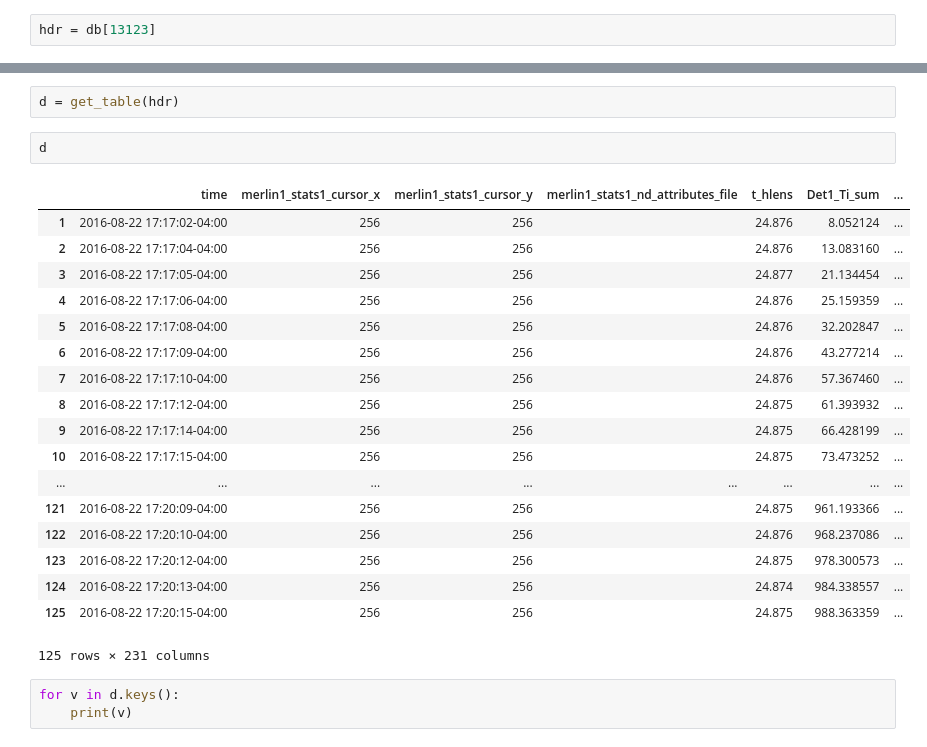
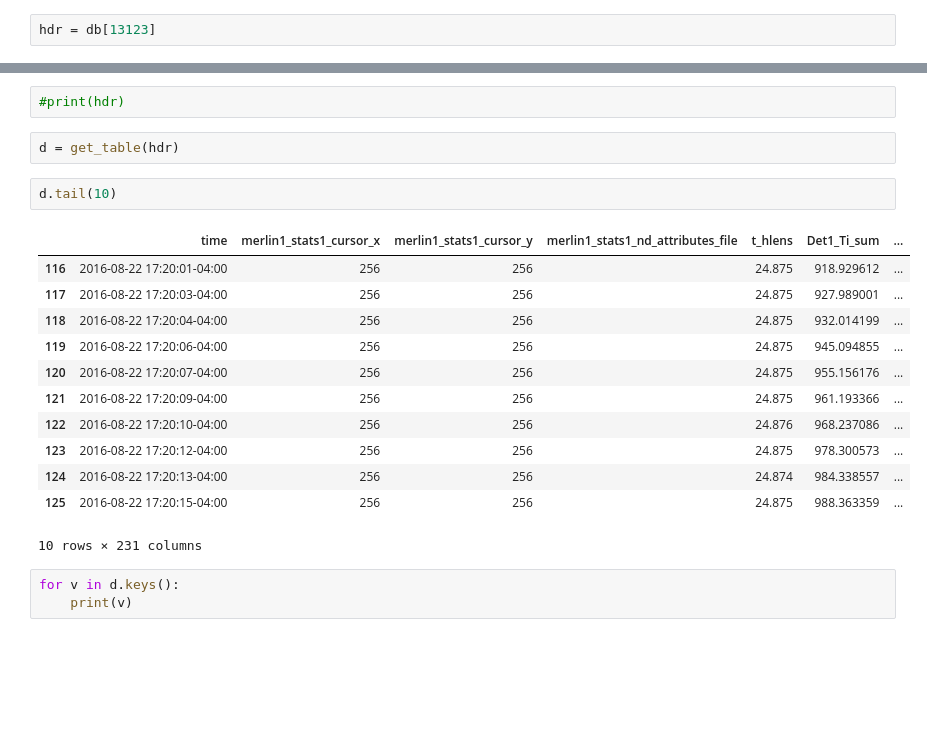
Before and after one commit to bluesky/suitcase-core, a Jupyter notebook: examples/output_hdf.ipynb, the cells around one changed output, grey strips where cells are left out. Cells and saved outputs as stored; diff of their text form; blank space fills up the shorter version.

```diff
--- a/examples/output_hdf.ipynb
+++ b/examples/output_hdf.ipynb
@@ -36,26 +16,22 @@ header
+# %%
+#print(hdr)
 # %%
 d = get_table(hdr)
 # %%
-d
+d.tail(10)
 # %% [output]
 |  | time | merlin1_stats1_cursor_x | merlin1_stats1_cursor_y | merlin1_stats1_nd_attributes_file | t_hlens | Det1_Ti_sum | ... |
-| 1 | 2016-08-22 17:17:02-04:00 | 256 | 256 |  | 24.876 | 8.052124 | ... |
-| 2 | 2016-08-22 17:17:04-04:00 | 256 | 256 |  | 24.876 | 13.083160 | ... |
-| 3 | 2016-08-22 17:17:05-04:00 | 256 | 256 |  | 24.877 | 21.134454 | ... |
-| 4 | 2016-08-22 17:17:06-04:00 | 256 | 256 |  | 24.876 | 25.159359 | ... |
-| 5 | 2016-08-22 17:17:08-04:00 | 256 | 256 |  | 24.876 | 32.202847 | ... |
-| 6 | 2016-08-22 17:17:09-04:00 | 256 | 256 |  | 24.876 | 43.277214 | ... |
-| 7 | 2016-08-22 17:17:10-04:00 | 256 | 256 |  | 24.876 | 57.367460 | ... |
-| 8 | 2016-08-22 17:17:12-04:00 | 256 | 256 |  | 24.875 | 61.393932 | ... |
-| 9 | 2016-08-22 17:17:14-04:00 | 256 | 256 |  | 24.875 | 66.428199 | ... |
-| 10 | 2016-08-22 17:17:15-04:00 | 256 | 256 |  | 24.875 | 73.473252 | ... |
-| ... | ... | ... | ... | ... | ... | ... | ... |
+| 116 | 2016-08-22 17:20:01-04:00 | 256 | 256 |  | 24.875 | 918.929612 | ... |
+| 117 | 2016-08-22 17:20:03-04:00 | 256 | 256 |  | 24.875 | 927.989001 | ... |
+| 118 | 2016-08-22 17:20:04-04:00 | 256 | 256 |  | 24.875 | 932.014199 | ... |
+| 119 | 2016-08-22 17:20:06-04:00 | 256 | 256 |  | 24.875 | 945.094855 | ... |
+| 120 | 2016-08-22 17:20:07-04:00 | 256 | 256 |  | 24.875 | 955.156176 | ... |
 | 121 | 2016-08-22 17:20:09-04:00 | 256 | 256 |  | 24.875 | 961.193366 | ... |
 | 122 | 2016-08-22 17:20:10-04:00 | 256 | 256 |  | 24.876 | 968.237086 | ... |
 | 123 | 2016-08-22 17:20:12-04:00 | 256 | 256 |  | 24.875 | 978.300573 | ... |
 | 124 | 2016-08-22 17:20:13-04:00 | 256 | 256 |  | 24.874 | 984.338557 | ... |
 | 125 | 2016-08-22 17:20:15-04:00 | 256 | 256 |  | 24.875 | 988.363359 | ... |
-125 rows × 231 columns
+10 rows × 231 columns
 # %%
 for v in d.keys():
     print(v)
```
Also changed, not shown: parts of 3 cells of this notebook.
